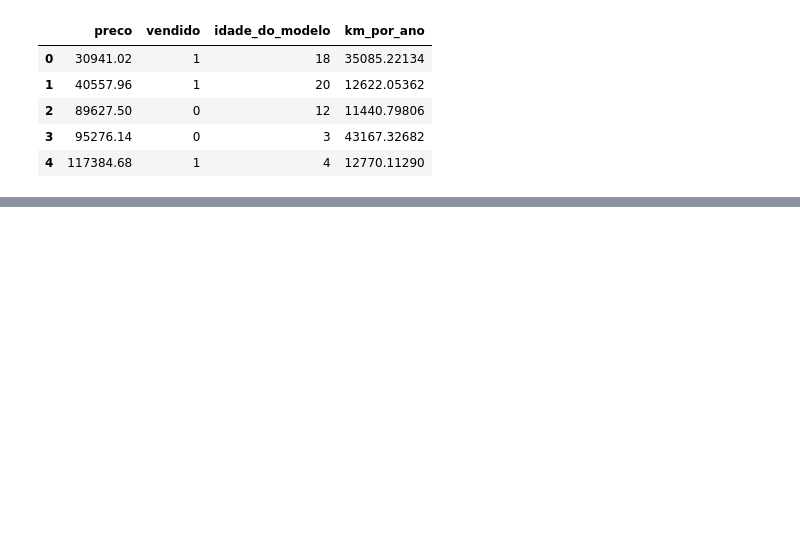
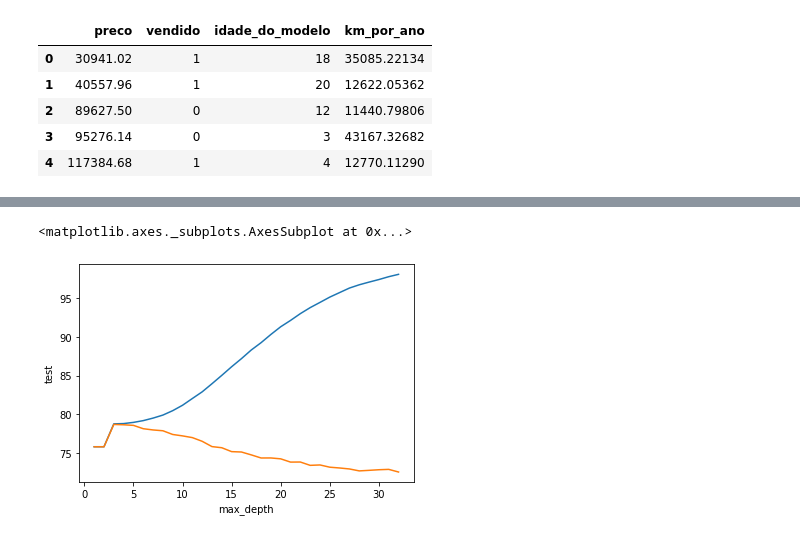
Before and after one commit to Facco-Bruno/Alura-ML, a Jupyter notebook: Otimizacao_por_hiperparametros_.ipynb, the cells around one changed output, grey strips where cells are left out. Saved outputs shown, nothing was run; the diff lists cells and outputs as text; code cells hidden in the pictures; blank space fills up the shorter version.

```diff
--- a/Otimizacao_por_hiperparametros_.ipynb
+++ b/Otimizacao_por_hiperparametros_.ipynb
@@ -17,0 +61,7 @@ dados.head()
+# %%
+# gerando dados aleatórios de modelo de carro para simulação de agrupamento ao usar nosso estimador
+
+np.random.seed(SEED)
+dados['modelo'] = dados.idade_do_modelo + np.random.randint(-2, 3, size=10000)
+dados.modelo = dados.modelo + abs(dados.modelo.min()) + 1
+dados.head()
@@ -17,0 +188,14 @@ dados.head()
+# %%
+from sklearn.model_selection import GroupKFold
+
+def roda_arvore_de_decisao(max_depth):
+  SEED = 301
+  np.random.seed(SEED)
+
+  cv = GroupKFold(n_splits = 10)
+  modelo = DecisionTreeClassifier(max_depth=max_depth)
+  results = cross_validate(modelo, x_azar, y_azar, cv = cv, groups = dados.modelo, return_train_score=False)
+  print("max_depth = %d, media =%.2f" % (max_depth, results['test_score'].mean() * 100))
+
+for i in range (1, 33):
+      roda_arvore_de_decisao(i)
@@ -17,0 +220,19 @@ dados.head()
+# %%
+from sklearn.model_selection import GroupKFold
+
+def roda_arvore_de_decisao(max_depth):
+  SEED = 301
+  np.random.seed(SEED)
+
+  cv = GroupKFold(n_splits = 10)
+  modelo = DecisionTreeClassifier(max_depth=max_depth)
+  results = cross_validate(modelo, x_azar, y_azar, cv = cv, groups = dados.modelo, return_train_score=True)
+  train_score = results['train_score'].mean() * 100
+  test_score = results['test_score'].mean() * 100
+  print("Arvore max_depth = %d, treino = %.2f, teste = %.2f" % (max_depth, results['train_score'].mean() * 100, results['test_score'].mean() * 100))
+  tabela = [max_depth, train_score, test_score]
+  return tabela
+
+resultados = [roda_arvore_de_decisao(i) for i in range (1, 33)]
+resultados = pd.DataFrame(resultados, columns = ["max_depth", "train", "test"])
+resultados.head()
@@ -17,0 +284,8 @@ dados.head()
+# %%
+import seaborn as sns
+
+sns.lineplot(x = "max_depth", y = "train", data = resultados)
+sns.lineplot(x = "max_depth", y = "test", data = resultados)
+# %% [output]
+<matplotlib.axes._subplots.AxesSubplot at 0x...>
+[figure, added]
```
Also changed, not shown: parts of 18 cells of this notebook.
